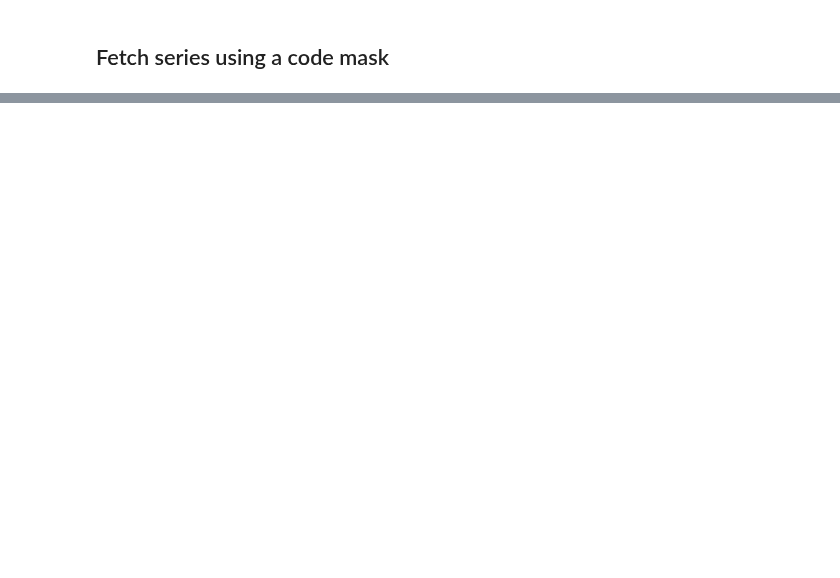
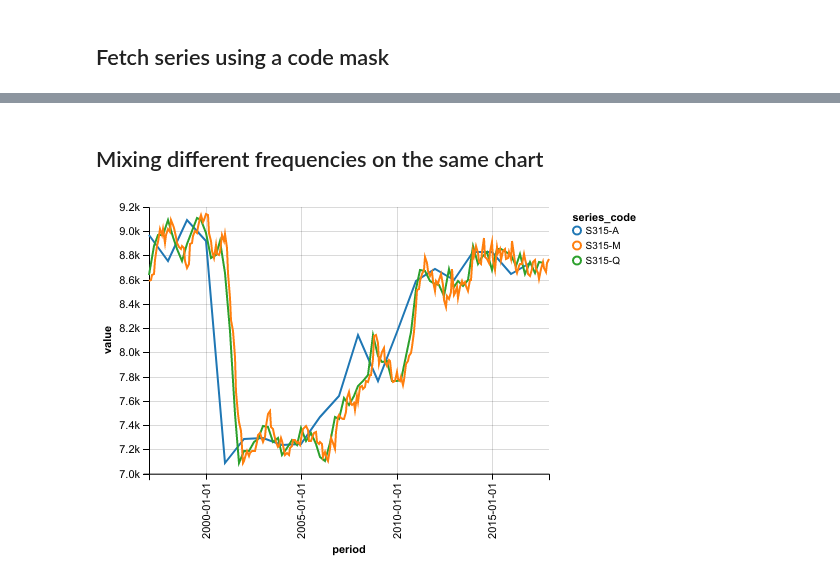
Before and after one commit to ceschi/dbnomics-python-client, a Jupyter notebook: index.ipynb, the cells around one changed output, grey strips where cells are left out. Cells and saved outputs as stored; diff of their text form; code cells hidden in the pictures; blank space fills up the shorter version.

```diff
--- a/index.ipynb
+++ b/index.ipynb
@@ -225,0 +226,17 @@ chart
+# %% [markdown]
+## Mixing different frequencies on the same chart
+# %%
+multi_freq_df = clean_dataframe(fetch_series([
+    "BEA/NIUnderlyingDetail-U001BC/S315-A",
+    "BEA/NIUnderlyingDetail-U001BC/S315-Q",
+    "BEA/NIUnderlyingDetail-U001BC/S315-M",
+]))
+# %%
+chart = Chart(multi_freq_df).mark_line().encode(
+    x='period',
+    y=Y('value', scale=Scale(zero=False)),
+    color='series_code',
+)
+chart
+# %% [output]
+[figure, added]
```
Also changed, not shown: parts of 12 cells of this notebook, 1 other file.
